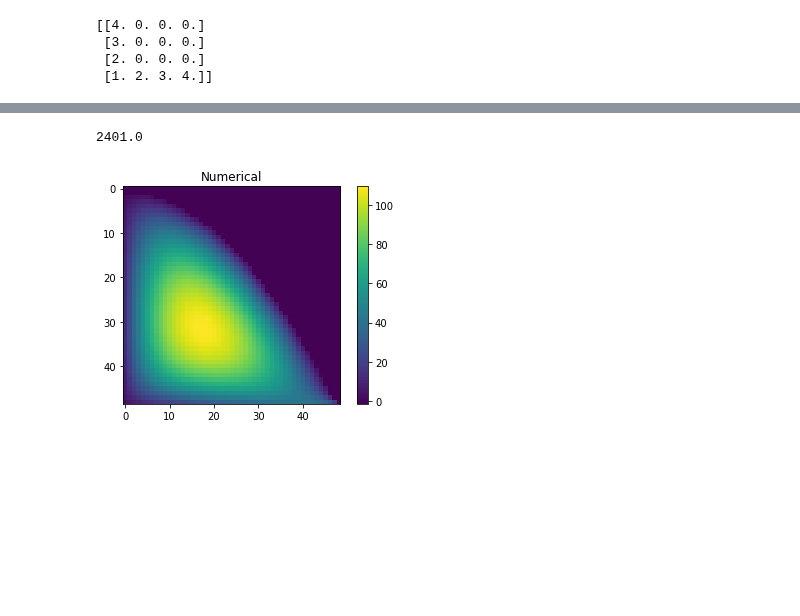
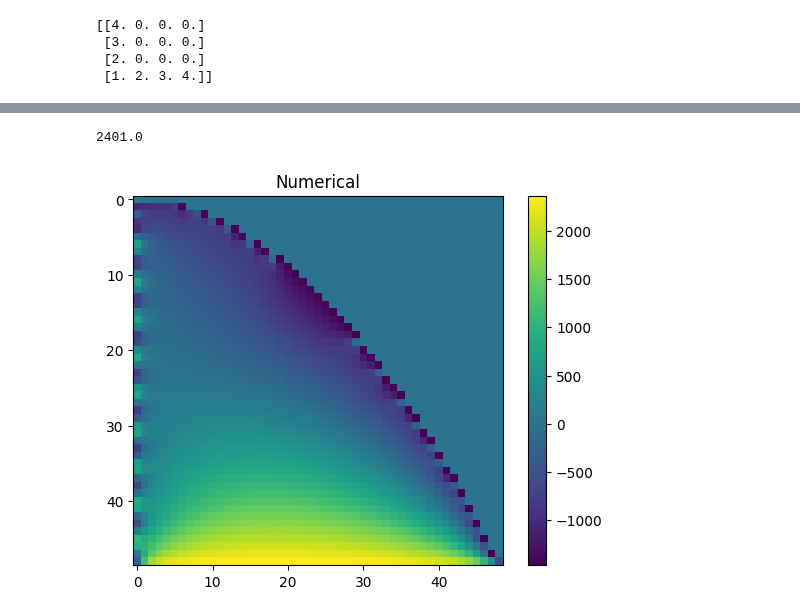
Before and after one commit to aledha/TMA4212-NumDiffDiff, a Jupyter notebook: Project 1/OleScribbles.ipynb, the cells around one changed output, grey strips where cells are left out. Saved outputs shown, nothing was run; the diff lists cells and outputs as text; code cells hidden in the pictures; blank space fills up the shorter version.

```diff
--- a/Project 1/OleScribbles.ipynb
+++ b/Project 1/OleScribbles.ipynb
@@ -219,35 +219,36 @@ def f_fixer(function_vec, domain_vec):
 # %%
 M = 50
 h = 1/M
+a = 1
 
 left = np.arange(M+1)
 left = np.sin(left*5)
 top = np.zeros(M+1)
 right = np.zeros(M+1)
-bottom = np.arange(M+1)
-g2 = normal_dirichlet([left, top, right, bottom], 1, 1)
+bottom = np.ones(M+1)
+g2 = normal_dirichlet([left, top, right, bottom], a/h**2, 1/h**2)
 
 def bndry_func(x,y):
-    return x+y
+    return 1500
 
 C = ndiag([1,-4,1], [-1,0,1], (M-1))
 B = 1 * np.eye(M-1)
 
 omega = domain(M-1)
 
 funtion = f_fixer(np.ones((M-1)**2), omega)
 
 A = triblock_mod(C, B, M, omega)
 
 A, g2 = equation_fixer(A, g2, omega, M, bndry_func)
 
 U_vec = np.linalg.solve(A, -g2 - funtion)
 U = U_vec.reshape((M-1, M-1))[::-1]
 
 plt.title('Numerical')
 plt.imshow(U)
 plt.colorbar()
 plt.show()
 # %% [output]
 2401.0
-[figure, old version]
+[figure, new version]
```
Also changed, not shown: parts of 3 cells of this notebook, 1 other file.
